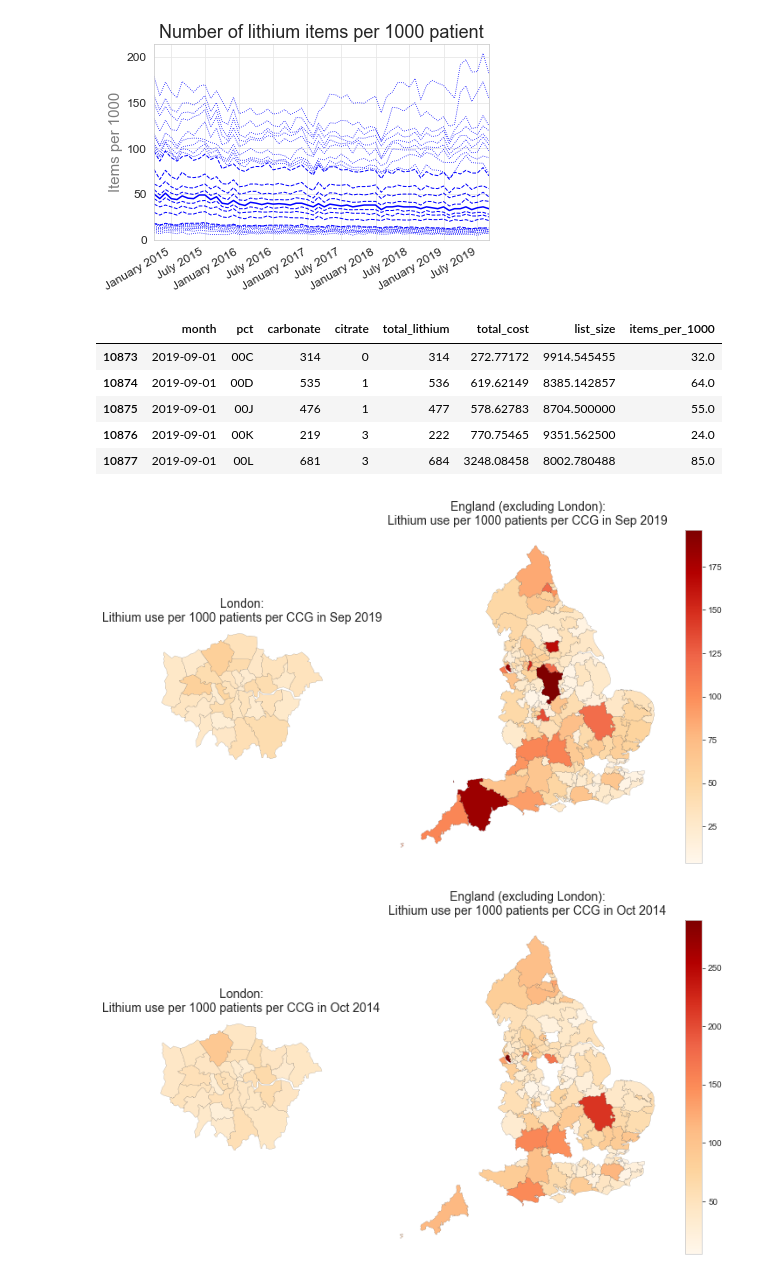
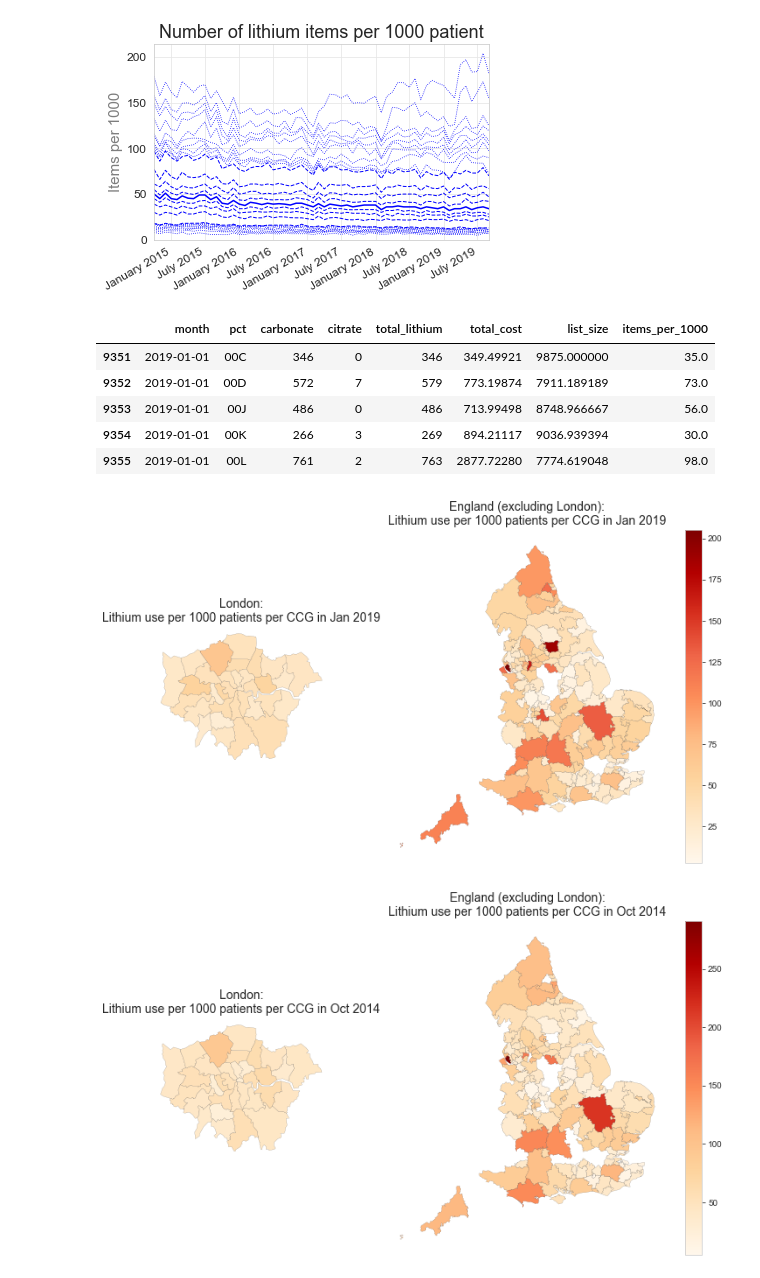
Before and after one commit to orlamac/lithium-paper, a Jupyter notebook: Lithium prescribing trends_update.ipynb, the cells around one changed output. Saved outputs shown, nothing was run; the diff lists cells and outputs as text; code cells hidden in the pictures.

```diff
--- a/Lithium prescribing trends_update.ipynb
+++ b/Lithium prescribing trends_update.ipynb
@@ -416,21 +416,21 @@ plt.show()
 # %% [output]
 [figure]
 # %%
-##Restrict to one month to create a map - Sep2019
-df_lithium_inSep19 = df_lithium_per1000.loc[(df_lithium_per1000['month'] == '2019-09-01')]
-df_lithium_inSep19.head()
+##Restrict to one month to create a map - Jan2019
+df_lithium_inJan19 = df_lithium_per1000.loc[(df_lithium_per1000['month'] == '2019-01-01')]
+df_lithium_inJan19.head()
 # %% [output]
 |  | month | pct | carbonate | citrate | total_lithium | total_cost | list_size | items_per_1000 |
-| 10873 | 2019-09-01 | 00C | 314 | 0 | 314 | 272.77172 | 9914.545455 | 32.0 |
-| 10874 | 2019-09-01 | 00D | 535 | 1 | 536 | 619.62149 | 8385.142857 | 64.0 |
-| 10875 | 2019-09-01 | 00J | 476 | 1 | 477 | 578.62783 | 8704.500000 | 55.0 |
-| 10876 | 2019-09-01 | 00K | 219 | 3 | 222 | 770.75465 | 9351.562500 | 24.0 |
-| 10877 | 2019-09-01 | 00L | 681 | 3 | 684 | 3248.08458 | 8002.780488 | 85.0 |
+| 9351 | 2019-01-01 | 00C | 346 | 0 | 346 | 349.49921 | 9875.000000 | 35.0 |
+| 9352 | 2019-01-01 | 00D | 572 | 7 | 579 | 773.19874 | 7911.189189 | 73.0 |
+| 9353 | 2019-01-01 | 00J | 486 | 0 | 486 | 713.99498 | 8748.966667 | 56.0 |
+| 9354 | 2019-01-01 | 00K | 266 | 3 | 269 | 894.21117 | 9036.939394 | 30.0 |
+| 9355 | 2019-01-01 | 00L | 761 | 2 | 763 | 2877.72280 | 7774.619048 | 98.0 |
 # %%
-#create choropeth map showing recent prescribing variation (Sep 2019)
+#create choropeth map showing recent prescribing variation (Jan 2019)
 plt.figure(figsize=(12, 7))
-plt = maps.ccg_map(df_lithium_inSep19, title="Lithium use per 1000 patients per CCG in Sep 2019", column='items_per_1000', separate_london=True)
+plt = maps.ccg_map(df_lithium_inJan19, title="Lithium use per 1000 patients per CCG in Jan 2019", column='items_per_1000', separate_london=True)
 plt.show()
 # %% [output]
-[figure, old version]
+[figure, new version]
 # %%
```
Also changed, not shown: parts of 19 cells of this notebook.
